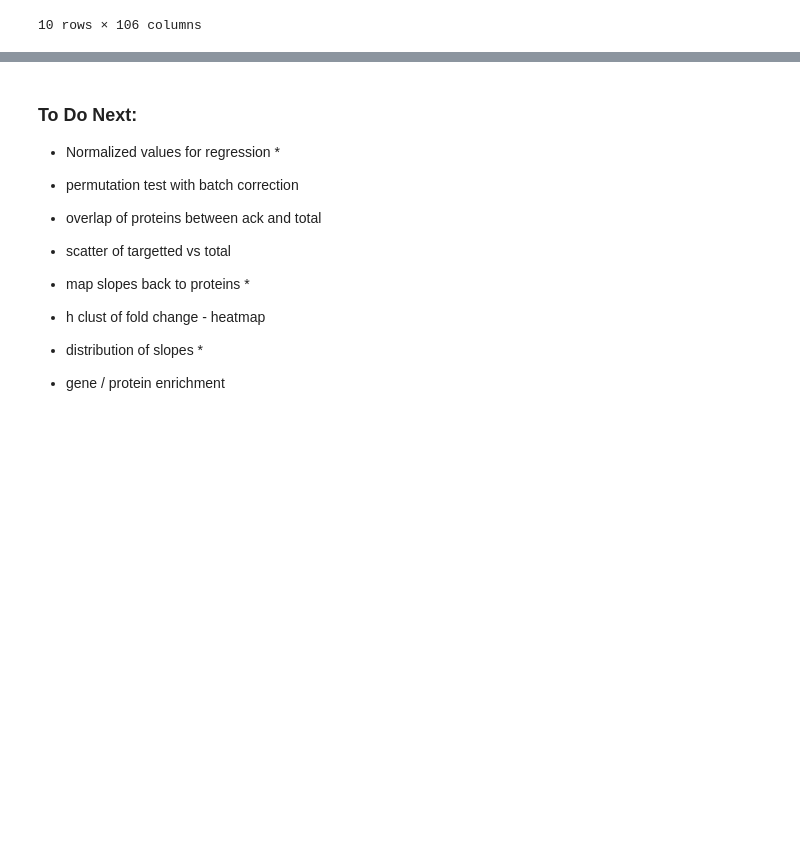
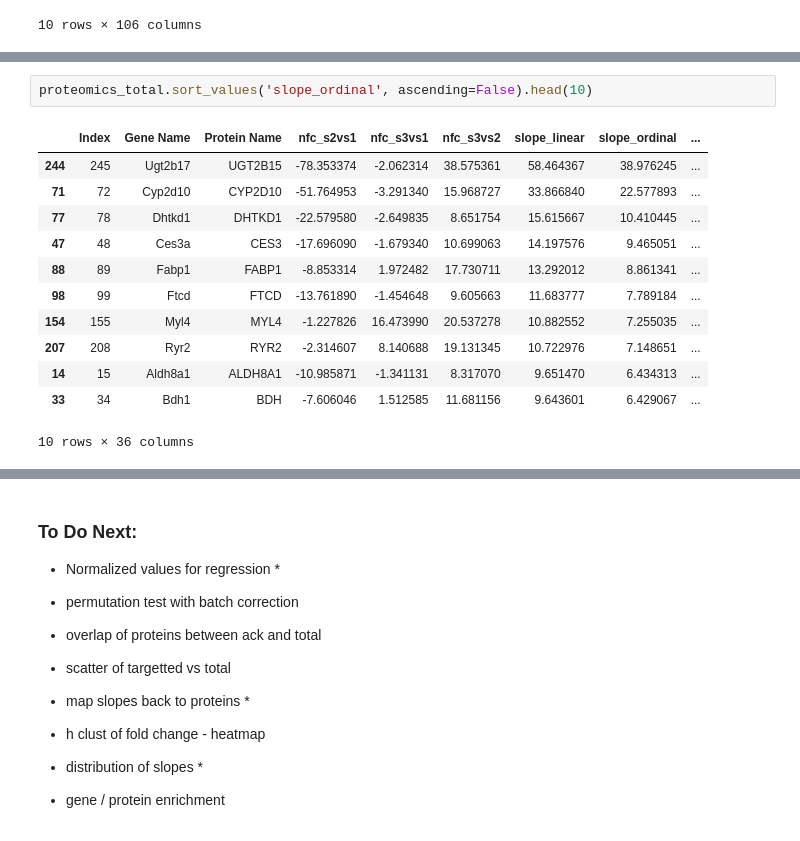
Before and after one commit to KyraGriffin/bmsip_internship_seta, a Jupyter notebook: protein_isolation.ipynb, the cells around one changed output, grey strips where cells are left out. Cells and saved outputs as stored; diff of their text form; blank space fills up the shorter version.

```diff
--- a/protein_isolation.ipynb
+++ b/protein_isolation.ipynb
@@ -607,0 +610,15 @@ proteomics_ack.sort_values('slope_ordinal', ascending=False).head(10)
+# %%
+proteomics_total.sort_values('slope_ordinal', ascending=False).head(10)
+# %% [output]
+|  | Index | Gene Name | Protein Name | nfc_s2vs1 | nfc_s3vs1 | nfc_s3vs2 | slope_linear | slope_ordinal | ... |
+| 244 | 245 | Ugt2b17 | UGT2B15 | -78.353374 | -2.062314 | 38.575361 | 58.464367 | 38.976245 | ... |
+| 71 | 72 | Cyp2d10 | CYP2D10 | -51.764953 | -3.291340 | 15.968727 | 33.866840 | 22.577893 | ... |
+| 77 | 78 | Dhtkd1 | DHTKD1 | -22.579580 | -2.649835 | 8.651754 | 15.615667 | 10.410445 | ... |
+| 47 | 48 | Ces3a | CES3 | -17.696090 | -1.679340 | 10.699063 | 14.197576 | 9.465051 | ... |
+| 88 | 89 | Fabp1 | FABP1 | -8.853314 | 1.972482 | 17.730711 | 13.292012 | 8.861341 | ... |
+| 98 | 99 | Ftcd | FTCD | -13.761890 | -1.454648 | 9.605663 | 11.683777 | 7.789184 | ... |
+| 154 | 155 | Myl4 | MYL4 | -1.227826 | 16.473990 | 20.537278 | 10.882552 | 7.255035 | ... |
+| 207 | 208 | Ryr2 | RYR2 | -2.314607 | 8.140688 | 19.131345 | 10.722976 | 7.148651 | ... |
+| 14 | 15 | Aldh8a1 | ALDH8A1 | -10.985871 | -1.341131 | 8.317070 | 9.651470 | 6.434313 | ... |
+| 33 | 34 | Bdh1 | BDH | -7.606046 | 1.512585 | 11.681156 | 9.643601 | 6.429067 | ... |
+10 rows × 36 columns
```
Also changed, not shown: parts of 10 cells of this notebook.
